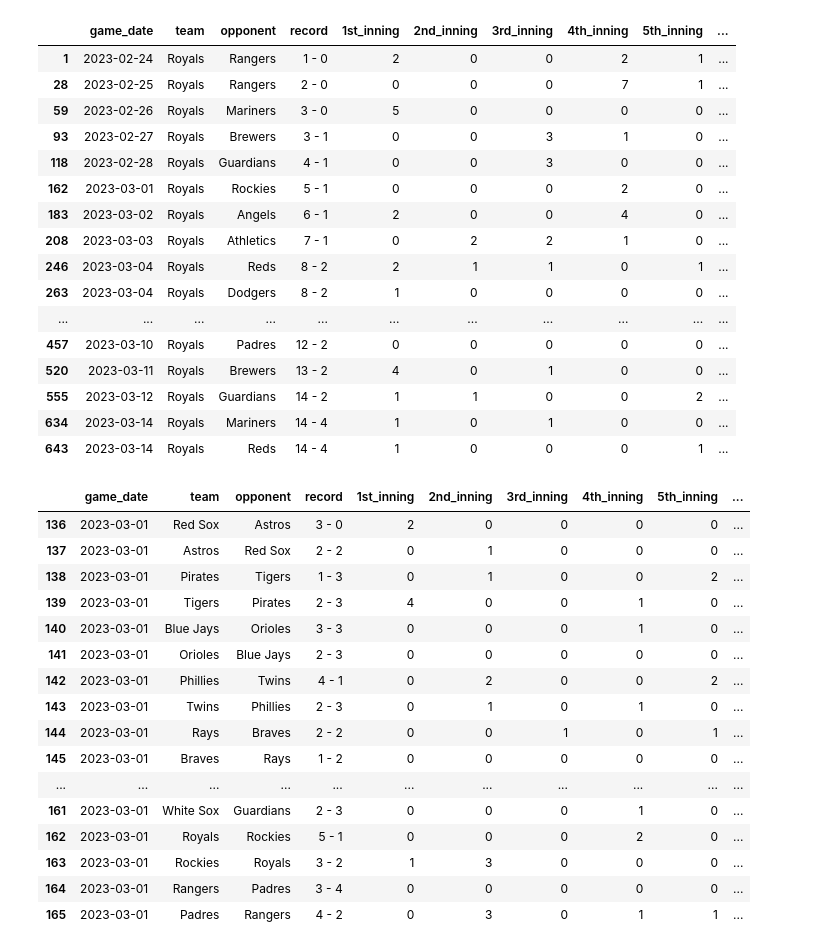
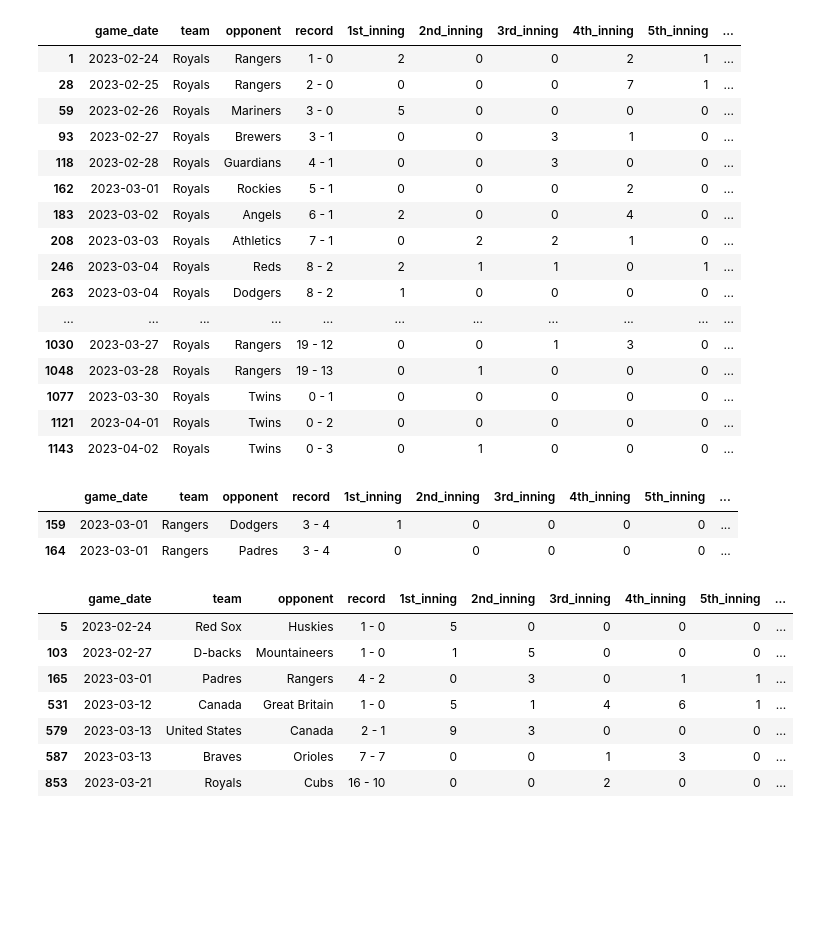
Before and after one commit to ed04rdo/MLB-webscraper, a Jupyter notebook: src/analysis.ipynb, the cells around one changed output. Drawn from its saved outputs; the diff is of its cells as text; code cells hidden in the pictures; blank space fills up the shorter version.

```diff
--- a/src/analysis.ipynb
+++ b/src/analysis.ipynb
@@ -4,5 +10,5 @@ from os import getcwd
 # %%
 path = getcwd()
-df = pd.read_csv(path+'/../output/results_df.csv')
+df = pd.read_csv(path+'/../output/results_df.csv', parse_dates=['game_date'])
 # %%
 df.shape
@@ -110,28 +170,25 @@ df[df['team']=='Royals']
 | 246 | 2023-03-04 | Royals | Reds | 8 - 2 | 2 | 1 | 1 | 0 | 1 | ... |
 | 263 | 2023-03-04 | Royals | Dodgers | 8 - 2 | 1 | 0 | 0 | 0 | 0 | ... |
 | ... | ... | ... | ... | ... | ... | ... | ... | ... | ... | ... |
-| 457 | 2023-03-10 | Royals | Padres | 12 - 2 | 0 | 0 | 0 | 0 | 0 | ... |
-| 520 | 2023-03-11 | Royals | Brewers | 13 - 2 | 4 | 0 | 1 | 0 | 0 | ... |
-| 555 | 2023-03-12 | Royals | Guardians | 14 - 2 | 1 | 1 | 0 | 0 | 2 | ... |
-| 634 | 2023-03-14 | Royals | Mariners | 14 - 4 | 1 | 0 | 1 | 0 | 0 | ... |
-| 643 | 2023-03-14 | Royals | Reds | 14 - 4 | 1 | 0 | 0 | 0 | 1 | ... |
+| 1030 | 2023-03-27 | Royals | Rangers | 19 - 12 | 0 | 0 | 1 | 3 | 0 | ... |
+| 1048 | 2023-03-28 | Royals | Rangers | 19 - 13 | 0 | 1 | 0 | 0 | 0 | ... |
+| 1077 | 2023-03-30 | Royals | Twins | 0 - 1 | 0 | 0 | 0 | 0 | 0 | ... |
+| 1121 | 2023-04-01 | Royals | Twins | 0 - 2 | 0 | 0 | 0 | 0 | 0 | ... |
+| 1143 | 2023-04-02 | Royals | Twins | 0 - 3 | 0 | 1 | 0 | 0 | 0 | ... |
 # %%
-df[df.game_date == "2023-03-01"]
+df[(df.game_date == "2023-03-01") & (df.team == 'Rangers')]
 # %% [output]
 |  | game_date | team | opponent | record | 1st_inning | 2nd_inning | 3rd_inning | 4th_inning | 5th_inning | ... |
-| 136 | 2023-03-01 | Red Sox | Astros | 3 - 0 | 2 | 0 | 0 | 0 | 0 | ... |
-| 137 | 2023-03-01 | Astros | Red Sox | 2 - 2 | 0 | 1 | 0 | 0 | 0 | ... |
-| 138 | 2023-03-01 | Pirates | Tigers | 1 - 3 | 0 | 1 | 0 | 0 | 2 | ... |
-| 139 | 2023-03-01 | Tigers | Pirates | 2 - 3 | 4 | 0 | 0 | 1 | 0 | ... |
-| 140 | 2023-03-01 | Blue Jays | Orioles | 3 - 3 | 0 | 0 | 0 | 1 | 0 | ... |
-| 141 | 2023-03-01 | Orioles | Blue Jays | 2 - 3 | 0 | 0 | 0 | 0 | 0 | ... |
-| 142 | 2023-03-01 | Phillies | Twins | 4 - 1 | 0 | 2 | 0 | 0 | 2 | ... |
-| 143 | 2023-03-01 | Twins | Phillies | 2 - 3 | 0 | 1 | 0 | 1 | 0 | ... |
-| 144 | 2023-03-01 | Rays | Braves | 2 - 2 | 0 | 0 | 1 | 0 | 1 | ... |
-| 145 | 2023-03-01 | Braves | Rays | 1 - 2 | 0 | 0 | 0 | 0 | 0 | ... |
-| ... | ... | ... | ... | ... | ... | ... | ... | ... | ... | ... |
-| 161 | 2023-03-01 | White Sox | Guardians | 2 - 3 | 0 | 0 | 0 | 1 | 0 | ... |
-| 162 | 2023-03-01 | Royals | Rockies | 5 - 1 | 0 | 0 | 0 | 2 | 0 | ... |
-| 163 | 2023-03-01 | Rockies | Royals | 3 - 2 | 1 | 3 | 0 | 0 | 0 | ... |
+| 159 | 2023-03-01 | Rangers | Dodgers | 3 - 4 | 1 | 0 | 0 | 0 | 0 | ... |
 | 164 | 2023-03-01 | Rangers | Padres | 3 - 4 | 0 | 0 | 0 | 0 | 0 | ... |
-| 165 | 2023-03-01 | Padres | Rangers | 4 - 2 | 0 | 3 | 0 | 1 | 1 | ... |
+# %%
+df[df['7th_inning'] == 'X']
+# %% [output]
+|  | game_date | team | opponent | record | 1st_inning | 2nd_inning | 3rd_inning | 4th_inning | 5th_inning | ... |
+| 5 | 2023-02-24 | Red Sox | Huskies | 1 - 0 | 5 | 0 | 0 | 0 | 0 | ... |
+| 103 | 2023-02-27 | D-backs | Mountaineers | 1 - 0 | 1 | 5 | 0 | 0 | 0 | ... |
+| 165 | 2023-03-01 | Padres | Rangers | 4 - 2 | 0 | 3 | 0 | 1 | 1 | ... |
+| 531 | 2023-03-12 | Canada | Great Britain | 1 - 0 | 5 | 1 | 4 | 6 | 1 | ... |
+| 579 | 2023-03-13 | United States | Canada | 2 - 1 | 9 | 3 | 0 | 0 | 0 | ... |
+| 587 | 2023-03-13 | Braves | Orioles | 7 - 7 | 0 | 0 | 1 | 3 | 0 | ... |
+| 853 | 2023-03-21 | Royals | Cubs | 16 - 10 | 0 | 0 | 2 | 0 | 0 | ... |
```
Also changed, not shown: parts of 16 cells of this notebook.
